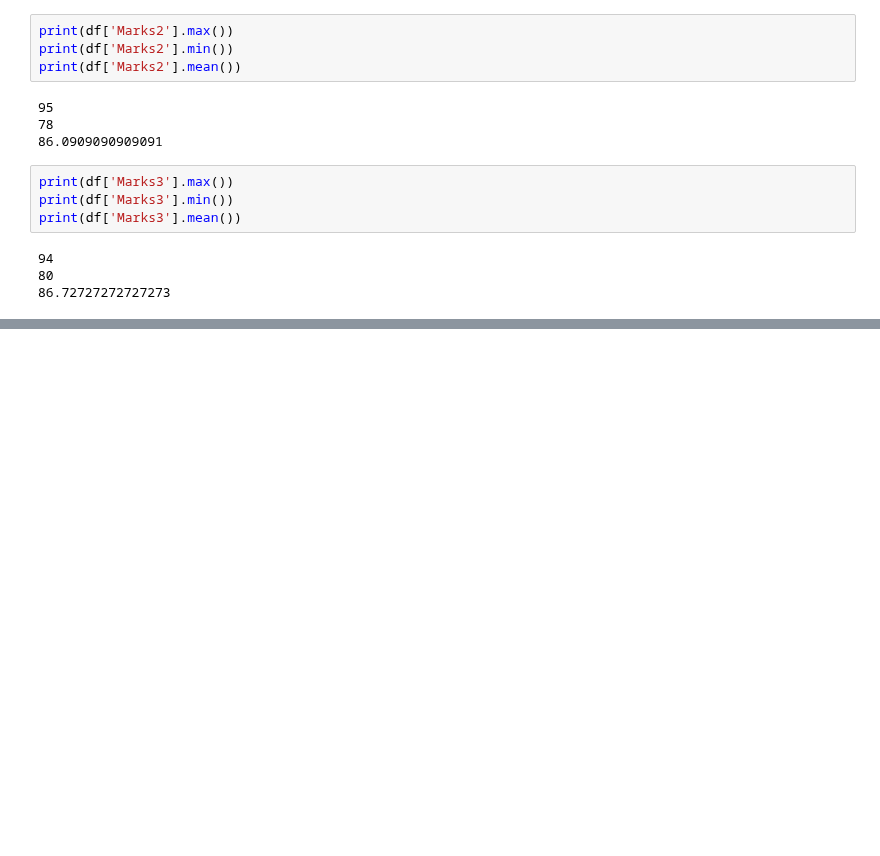
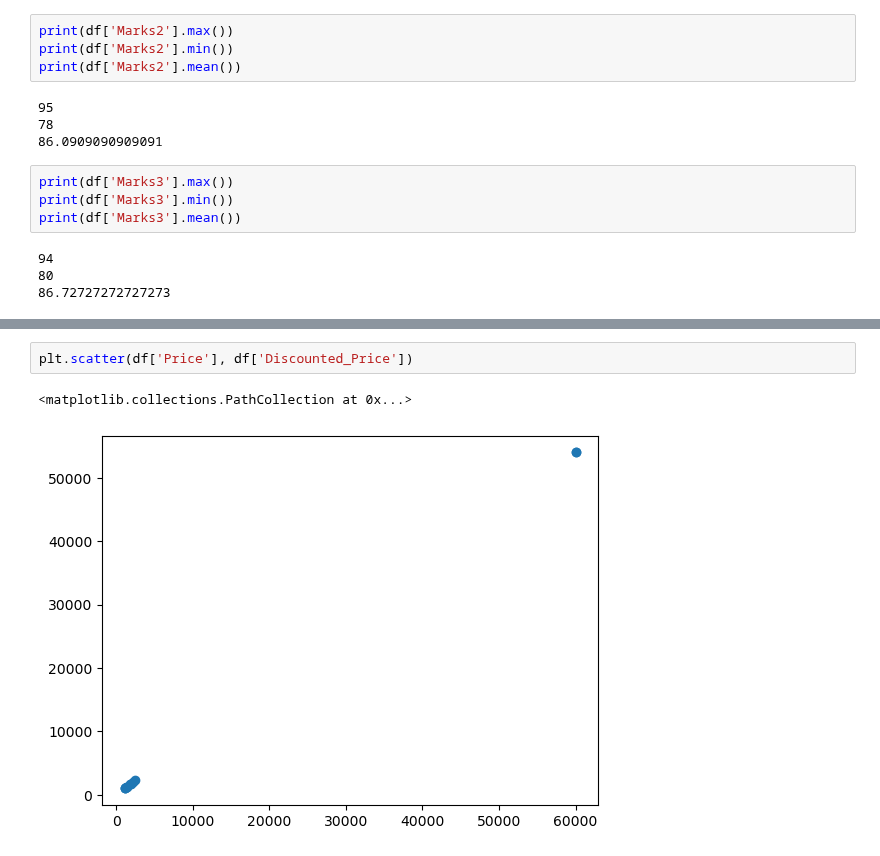
Before and after one commit to joyant-s-g-j/AI-ML-Practices, a Jupyter notebook: Practice_15_5.ipynb, the cells around one changed output, grey strips where cells are left out. Drawn from its saved outputs; the diff is of its cells as text; blank space fills up the shorter version.

```diff
--- a/Practice_15_5.ipynb
+++ b/Practice_15_5.ipynb
@@ -190,0 +207,5 @@ dtype: int64
+# %%
+plt.scatter(df['Price'], df['Discounted_Price'])
+# %% [output]
+<matplotlib.collections.PathCollection at 0x...>
+[figure, added]
```
Also changed, not shown: parts of 4 cells of this notebook.
